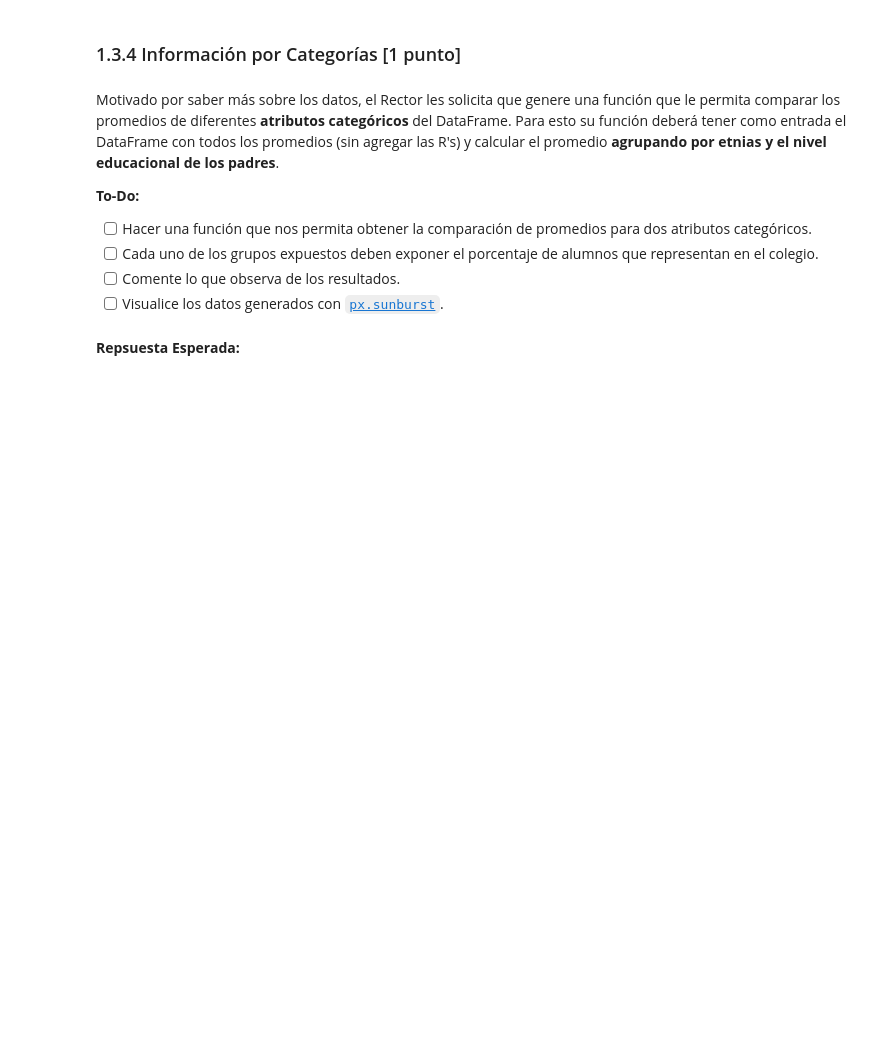
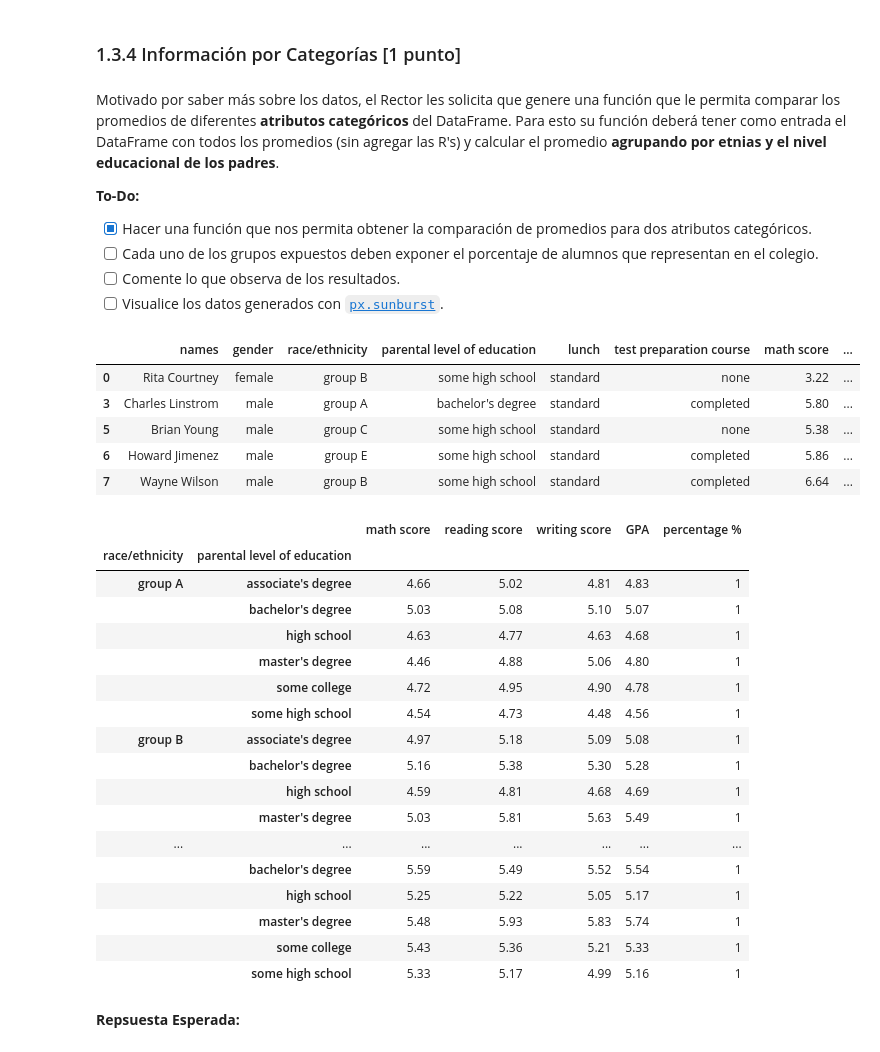
Before and after one commit to nicacevedo/Laboratorio-Ciencia-de-Datos, a Jupyter notebook: Lab2/Laboratoriov2.ipynb, the cells around one changed output. Drawn from its saved outputs; the diff is of its cells as text; code cells hidden in the pictures; blank space fills up the shorter version.

```diff
--- a/Lab2/Laboratoriov2.ipynb
+++ b/Lab2/Laboratoriov2.ipynb
@@ -305,0 +392,4 @@ Utilizando la ecuación entregada, cree un función que le permita pasar a la es
+# %%
+# Asignamos
+df_grades = porcentaje_a_chilena(df_grades)
+df_grades.head()
@@ -315,0 +411,9 @@ Con todas las notas adjuntadas, la prestigiosa *Universidad De la Cachaña* nece
+# %%
+#### Codigo Aquí ####
+def agregar_promedio(df_grades):
+    df = df_grades.copy()
+    df['GPA'] = df[['math score', 'reading score', 'writing score']].mean(axis=1)
+    return df
+
+# Test
+agregar_promedio(df_grades).head()
@@ -315,0 +427,4 @@ Con todas las notas adjuntadas, la prestigiosa *Universidad De la Cachaña* nece
+# %%
+# Agregamos
+df_grades = agregar_promedio(df_grades)
+df_grades.head()
@@ -333,7 +483,7 @@ Motivado por saber más sobre los datos, el Rector les solicita que genere una f
 
 **To-Do:**
 
-- [ ] Hacer una función que nos permita obtener la comparación de promedios para dos atributos categóricos.
+- [X] Hacer una función que nos permita obtener la comparación de promedios para dos atributos categóricos.
 - [ ] Cada uno de los grupos expuestos deben exponer el porcentaje de alumnos que representan en el colegio.
 - [ ] Comente lo que observa de los resultados.
 - [ ] Visualice los datos generados con [`px.sunburst`](https://plotly.com/python/sunburst-charts/ ).
@@ -342,3 +490,44 @@ Motivado por saber más sobre los datos, el Rector les solicita que genere una f
+# %%
+#### Codigo Aquí ####
+def comparacion_de_promedios(df_grades, atr1, atr2):
+    df = df_grades.copy()
+    df['percentage %'] = 1
+    display(df.head())
+    df = df[[atr1, atr2, 'math score', 'reading score', 'writing score', 'GPA', 'percentage %']]
+    # df['percentage %'] = df.groupby([atr1, atr2]).transform('sum')
+
+    # N_total = df.size
+    grouped = df.groupby([atr1, atr2])
+    grouped.agg({'percentage %': 'sum'})
+
+    return grouped.mean().round(2)
+
+comparacion_de_promedios(df_grades, 'race/ethnicity', 'parental level of education')
+# %% [output]
+|  | names | gender | race/ethnicity | parental level of education | lunch | test preparation course | math score | ... |
+| 0 | Rita Courtney | female | group B | some high school | standard | none | 3.22 | ... |
+| 3 | Charles Linstrom | male | group A | bachelor's degree | standard | completed | 5.80 | ... |
+| 5 | Brian Young | male | group C | some high school | standard | none | 5.38 | ... |
+| 6 | Howard Jimenez | male | group E | some high school | standard | completed | 5.86 | ... |
+| 7 | Wayne Wilson | male | group B | some high school | standard | completed | 6.64 | ... |
+|  |  | math score | reading score | writing score | GPA | percentage % |
+| race/ethnicity | parental level of education |  |  |  |  |  |
+| group A | associate's degree | 4.66 | 5.02 | 4.81 | 4.83 | 1 |
+|  | bachelor's degree | 5.03 | 5.08 | 5.10 | 5.07 | 1 |
+|  | high school | 4.63 | 4.77 | 4.63 | 4.68 | 1 |
+|  | master's degree | 4.46 | 4.88 | 5.06 | 4.80 | 1 |
+|  | some college | 4.72 | 4.95 | 4.90 | 4.78 | 1 |
+|  | some high school | 4.54 | 4.73 | 4.48 | 4.56 | 1 |
+| group B | associate's degree | 4.97 | 5.18 | 5.09 | 5.08 | 1 |
+|  | bachelor's degree | 5.16 | 5.38 | 5.30 | 5.28 | 1 |
+|  | high school | 4.59 | 4.81 | 4.68 | 4.69 | 1 |
+|  | master's degree | 5.03 | 5.81 | 5.63 | 5.49 | 1 |
+| ... | ... | ... | ... | ... | ... | ... |
+|  | bachelor's degree | 5.59 | 5.49 | 5.52 | 5.54 | 1 |
+|  | high school | 5.25 | 5.22 | 5.05 | 5.17 | 1 |
+|  | master's degree | 5.48 | 5.93 | 5.83 | 5.74 | 1 |
+|  | some college | 5.43 | 5.36 | 5.21 | 5.33 | 1 |
+|  | some high school | 5.33 | 5.17 | 4.99 | 5.16 | 1 |
 # %% [markdown]
 **Repsuesta Esperada:**
 # %% [markdown]
```
Also changed, not shown: parts of 18 cells of this notebook, 3 other files.
